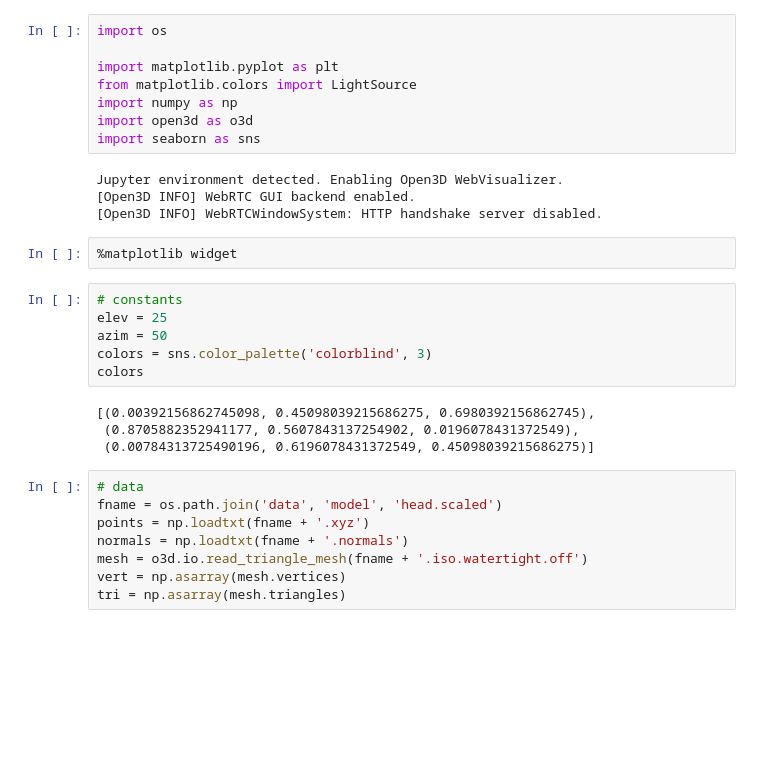
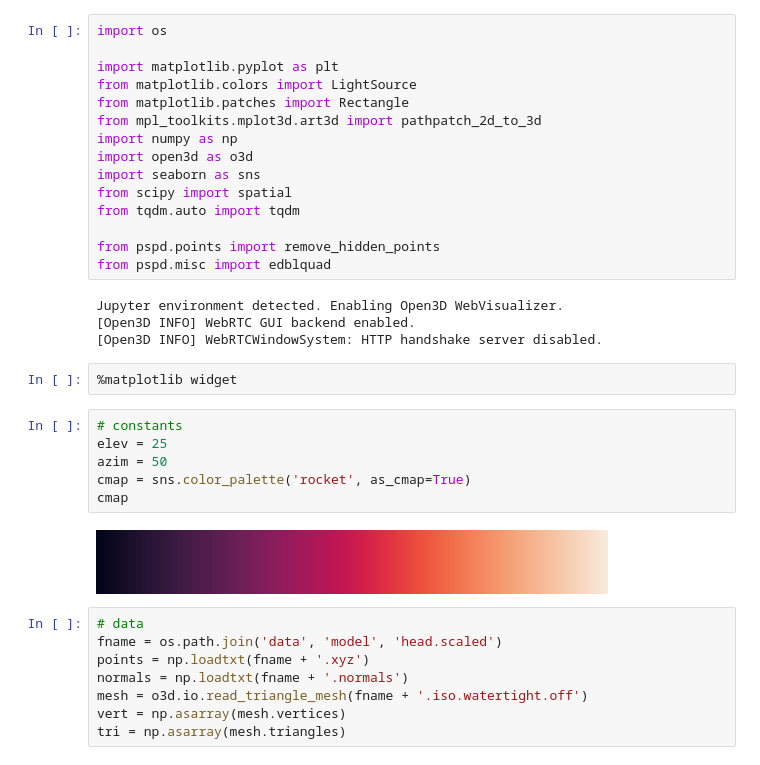
Before and after one commit to akapet00/pspd-autodetect, a Jupyter notebook: experiments/main.ipynb, the cells around one changed output. Drawn from its saved outputs; the diff is of its cells as text; blank space fills up the shorter version.

```diff
--- a/experiments/main.ipynb
+++ b/experiments/main.ipynb
@@ -3,9 +3,16 @@ import os
 
 import matplotlib.pyplot as plt
 from matplotlib.colors import LightSource
+from matplotlib.patches import Rectangle
+from mpl_toolkits.mplot3d.art3d import pathpatch_2d_to_3d
 import numpy as np
 import open3d as o3d
 import seaborn as sns
+from scipy import spatial
+from tqdm.auto import tqdm
+
+from pspd.points import remove_hidden_points
+from pspd.misc import edblquad
 # %% [output]
 Jupyter environment detected. Enabling Open3D WebVisualizer.
 [Open3D INFO] WebRTC GUI backend enabled.
@@ -15,13 +22,11 @@ Jupyter environment detected. Enabling Open3D WebVisualizer.
 # %%
 # constants
 elev = 25
 azim = 50
-colors = sns.color_palette('colorblind', 3)
-colors
+cmap = sns.color_palette('rocket', as_cmap=True)
+cmap
 # %% [output]
-[(0.00392156862745098, 0.45098039215686275, 0.6980392156862745),
- (0.8705882352941177, 0.5607843137254902, 0.0196078431372549),
- (0.00784313725490196, 0.6196078431372549, 0.45098039215686275)]
+[figure, added]
 # %%
 # data
 fname = os.path.join('data', 'model', 'head.scaled')
```
Also changed, not shown: parts of 39 cells of this notebook.
